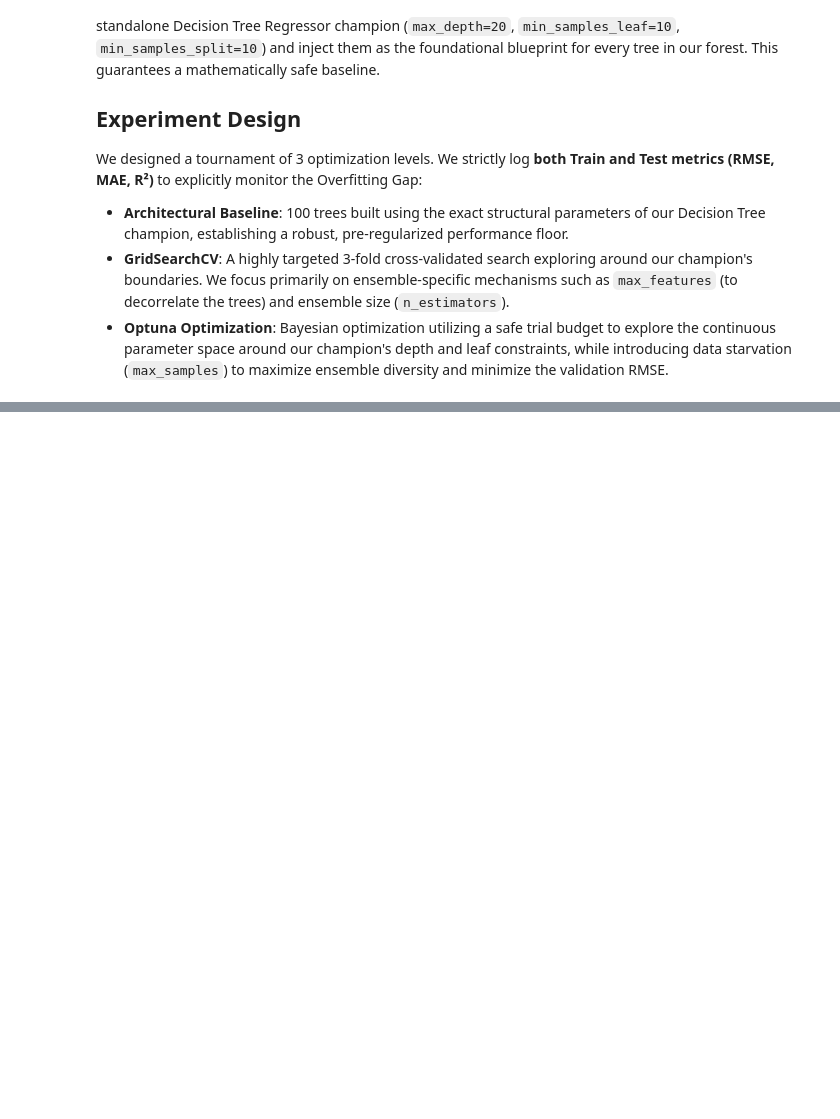
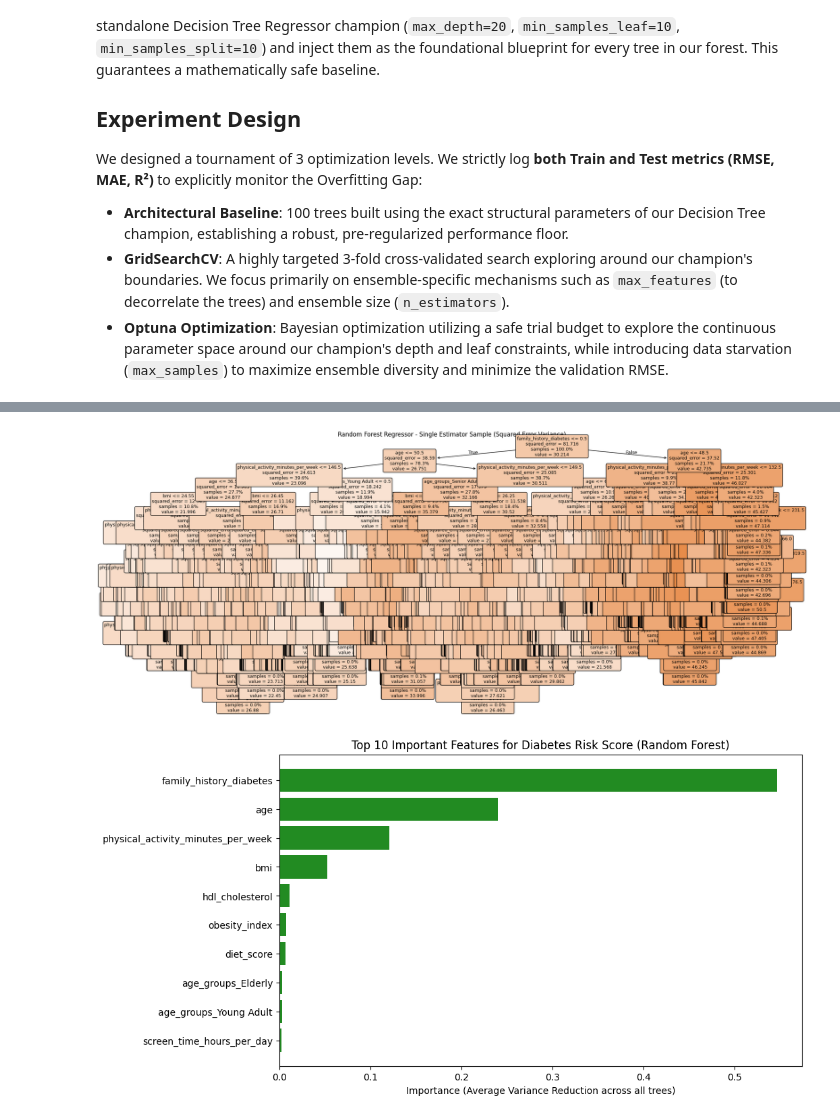
Before and after one commit to tpsilva22/teabetes, a Jupyter notebook: models/notebooks/Regression/Ensemble Methods/Bagging/RanForest/RanForRegressor.ipynb, the cells around one changed output, grey strips where cells are left out. Saved outputs shown, nothing was run; the diff lists cells and outputs as text; code cells hidden in the pictures; blank space fills up the shorter version.

Commit message:
feat: readjust runs in randomForest algorithms

```diff
--- a/models/notebooks/Regression/Ensemble Methods/Bagging/RanForest/RanForRegressor.ipynb
+++ b/models/notebooks/Regression/Ensemble Methods/Bagging/RanForest/RanForRegressor.ipynb
@@ -22,9 +22,11 @@ import numpy as np
 import time
 import mlflow
 import optuna
+import matplotlib.pyplot as plt
 from sklearn.model_selection import train_test_split, GridSearchCV, cross_val_score, KFold
 from sklearn.ensemble import RandomForestRegressor
 from sklearn.metrics import mean_squared_error, mean_absolute_error, r2_score
+from sklearn.tree import plot_tree
 
 # 1. MLflow Configuration
 mlflow.set_tracking_uri("sqlite:///C:/Users/Tiago Silva/Uni/OneDrive - Universidade Portucalense/Ambiente de Trabalho/Uni/3ano2sem/LAD/Grupo5_ProjetoLAD_Parte2/TrabalhoLAD/models/mlflow.db")
@@ -172,4 +174,37 @@ with mlflow.start_run(run_name="RFR_Optuna"):
     mlflow.log_param("optimization", "optuna")
 
     log_regression_metrics(y_train, y_pred_train_optuna, y_test, y_pred_test_optuna, duration)
+
+# ---------------------------------------------------------
+# VISUALIZATION: Plotting ONE Tree from the Forest
+# ---------------------------------------------------------
+plt.figure(figsize=(22, 10))
+# Extracting the very first tree (estimator index 0) from our Optuna champion forest
+single_tree_reg = best_rfr_optuna.estimators_[0]
+
+plot_tree(
+    single_tree_reg,
+    feature_names=X.columns,
+    filled=True,
+    rounded=True,
+    fontsize=9,
+    proportion=True
+)
+plt.title("Random Forest Regressor - Single Estimator Sample (Squared Error Variance)")
+plt.show()
+
+# ---------------------------------------------------------
+# VISUALIZATION: Feature Importance for the entire Forest
+# ---------------------------------------------------------
+importance_df_reg = pd.DataFrame({
+    "Feature": X.columns,
+    "Importance": best_rfr_optuna.feature_importances_
+}).sort_values(by="Importance", ascending=False).head(10)
+
+plt.figure(figsize=(10, 6))
+plt.barh(importance_df_reg["Feature"], importance_df_reg["Importance"], color='forestgreen')
+plt.xlabel("Importance (Average Variance Reduction across all trees)")
+plt.title("Top 10 Important Features for Diabetes Risk Score (Random Forest)")
+plt.gca().invert_yaxis()
+plt.show()
 # %% [output]
@@ -190,3 +224,5 @@ with mlflow.start_run(run_name="RFR_Optuna"):
+[figure, added]
+[figure, added]
 # %% [markdown]
 ## Winner Run Selection (Priority Elimination Framework)
 
```
Also changed, not shown: parts of 2 cells of this notebook, 1 other file.
